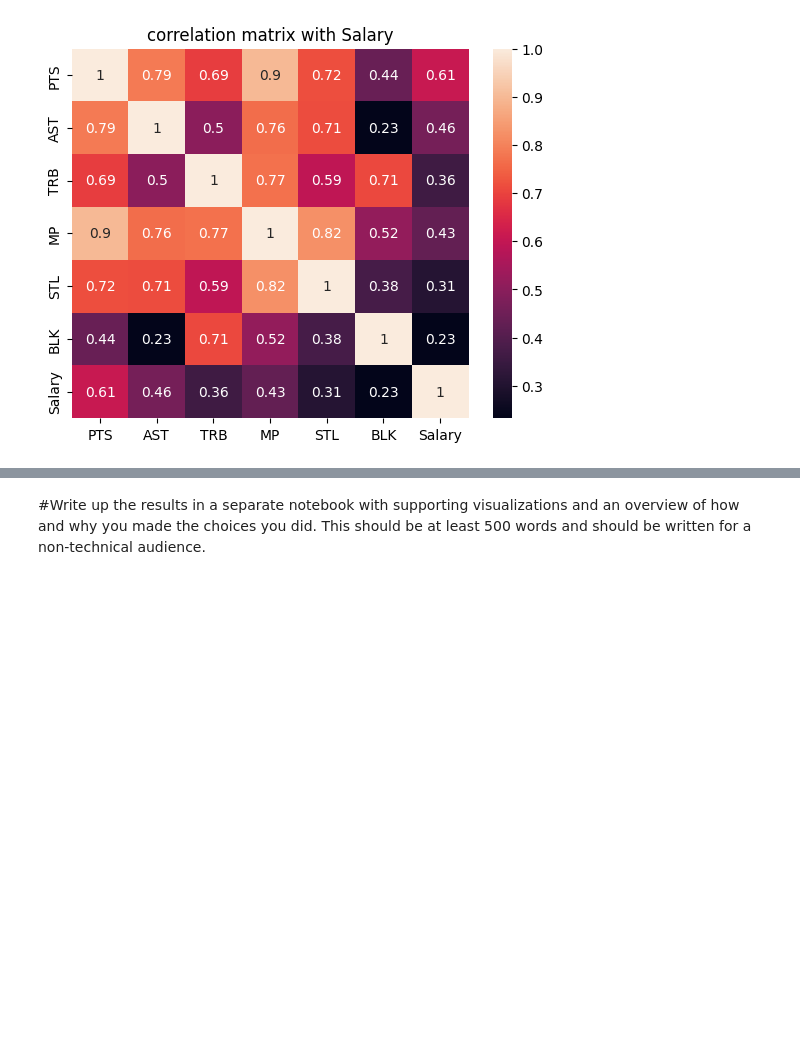
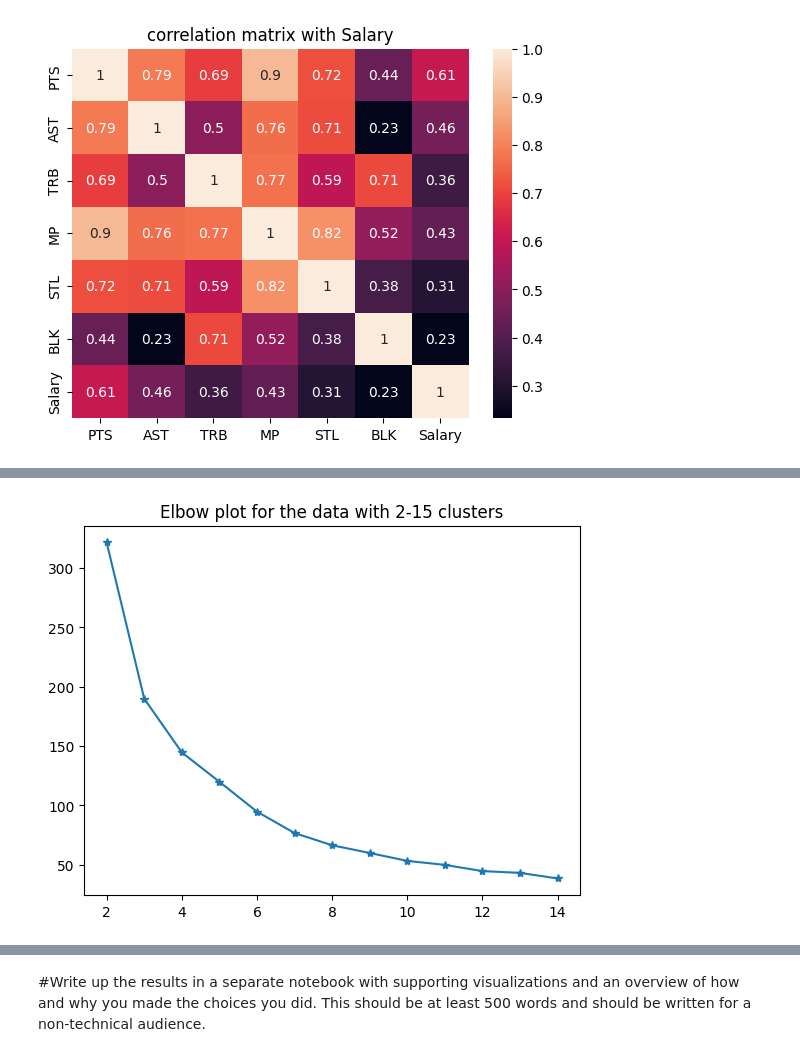
Before and after one commit to kenzkleczynski/week_6_clustering, a Jupyter notebook: Lab-Clustering.ipynb, the cells around one changed output, grey strips where cells are left out. Saved outputs shown, nothing was run; the diff lists cells and outputs as text; code cells hidden in the pictures; blank space fills up the shorter version.

```diff
--- a/Lab-Clustering.ipynb
+++ b/Lab-Clustering.ipynb
@@ -221,0 +274,23 @@ Inertia (Within-cluster sum of squares): 936.17
+# %%
+#Determine the ideal number of clusters using the elbow method and the silhouette coefficient
+
+inertias = []
+
+#run k means in a loop testing for 2 to 15 clusters and save the inertia for each k in a list that can be plotted after
+for k in range(2, 15): # 2 to 15 clusters
+    model2 = KMeans(n_clusters=k, random_state=2)
+    model2.fit(scaled_data)
+
+    inertias.append(model2.inertia_)
+
+#make the data into a df that shows teh k values and then inerita in the same row so that it can be plotted
+elbow = pd.DataFrame({"k": range(2, 15), "inertias": inertias})
+# %%
+#Visualize the results of the elbow method
+
+#plot the elbow plot
+plt.plot(elbow['k'], elbow["inertias"],  marker="*") # marker is just to make the points more visible
+plt.title('Elbow plot for the data with 2-15 clusters')
+plt.show()
+# %% [output]
+[figure, added]
```
Also changed, not shown: parts of 21 cells of this notebook, 1 other file.
